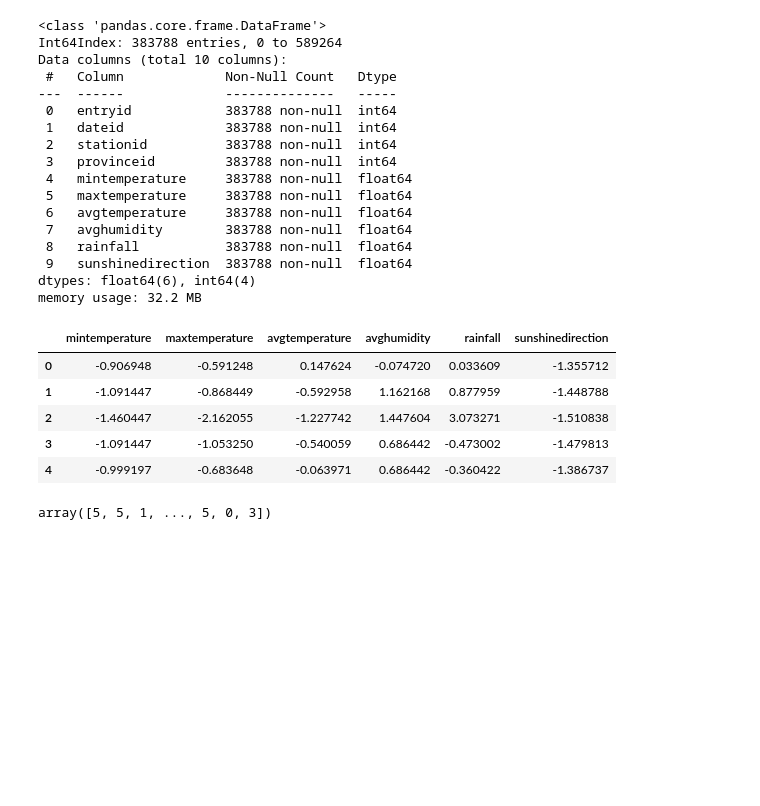
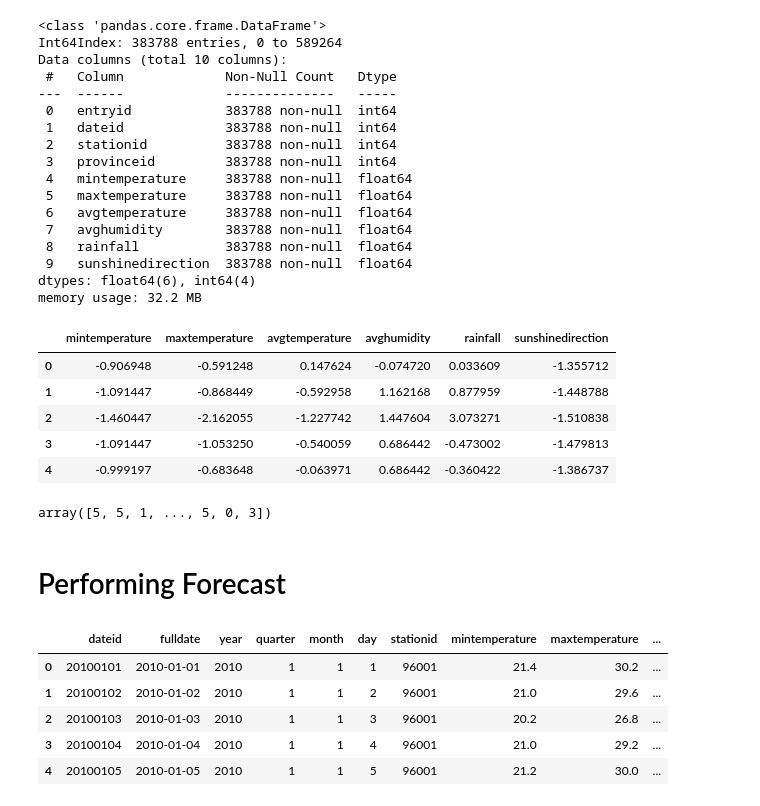
Before and after one commit to Paolo1151/WeatherWebApp, a Jupyter notebook: scratch/experiments.ipynb, the cells around one changed output. Cells and saved outputs as stored; diff of their text form; code cells hidden in the pictures; blank space fills up the shorter version.

```diff
--- a/scratch/experiments.ipynb
+++ b/scratch/experiments.ipynb
@@ -94,3 +94,40 @@ clusters = model.predict(df)
 clusters
 # %% [output]
 array([5, 5, 1, ..., 5, 0, 3])
+# %% [markdown]
+# Performing Forecast
+# %%
+df = pd.read_sql(
+        '''SELECT
+            d.*,
+            c.stationid,
+            c.mintemperature,
+            c.maxtemperature,
+            c.avgtemperature,
+            c.avghumidity,
+            c.rainfall,
+            c.sunshinedirection,
+            c.maxwindspeed,
+            c.avgwindspeed,
+            c.winddirection,
+            c.mostwinddirection,
+            s.latitude,
+            s.longitude
+        FROM
+            weather_schema.climate c
+            LEFT JOIN weather_schema.dates d ON c.dateid = d.dateid\
+            LEFT JOIN weather_schema.station s ON s.stationid = c.stationid
+        ''',
+        create_engine(
+            f'postgresql+psycopg2://{user}:{password}@{host}:{port}/{name}'
+        )
+    )
+df['fulldate'] = pd.to_datetime(df['fulldate'], format='%Y-%m-%d')
+df.head()
+# %% [output]
+|  | dateid | fulldate | year | quarter | month | day | stationid | mintemperature | maxtemperature | ... |
+| 0 | 20100101 | 2010-01-01 | 2010 | 1 | 1 | 1 | 96001 | 21.4 | 30.2 | ... |
+| 1 | 20100102 | 2010-01-02 | 2010 | 1 | 1 | 2 | 96001 | 21.0 | 29.6 | ... |
+| 2 | 20100103 | 2010-01-03 | 2010 | 1 | 1 | 3 | 96001 | 20.2 | 26.8 | ... |
+| 3 | 20100104 | 2010-01-04 | 2010 | 1 | 1 | 4 | 96001 | 21.0 | 29.2 | ... |
+| 4 | 20100105 | 2010-01-05 | 2010 | 1 | 1 | 5 | 96001 | 21.2 | 30.0 | ... |
```
Also changed, not shown: parts of 3 cells of this notebook, 17 other files.
